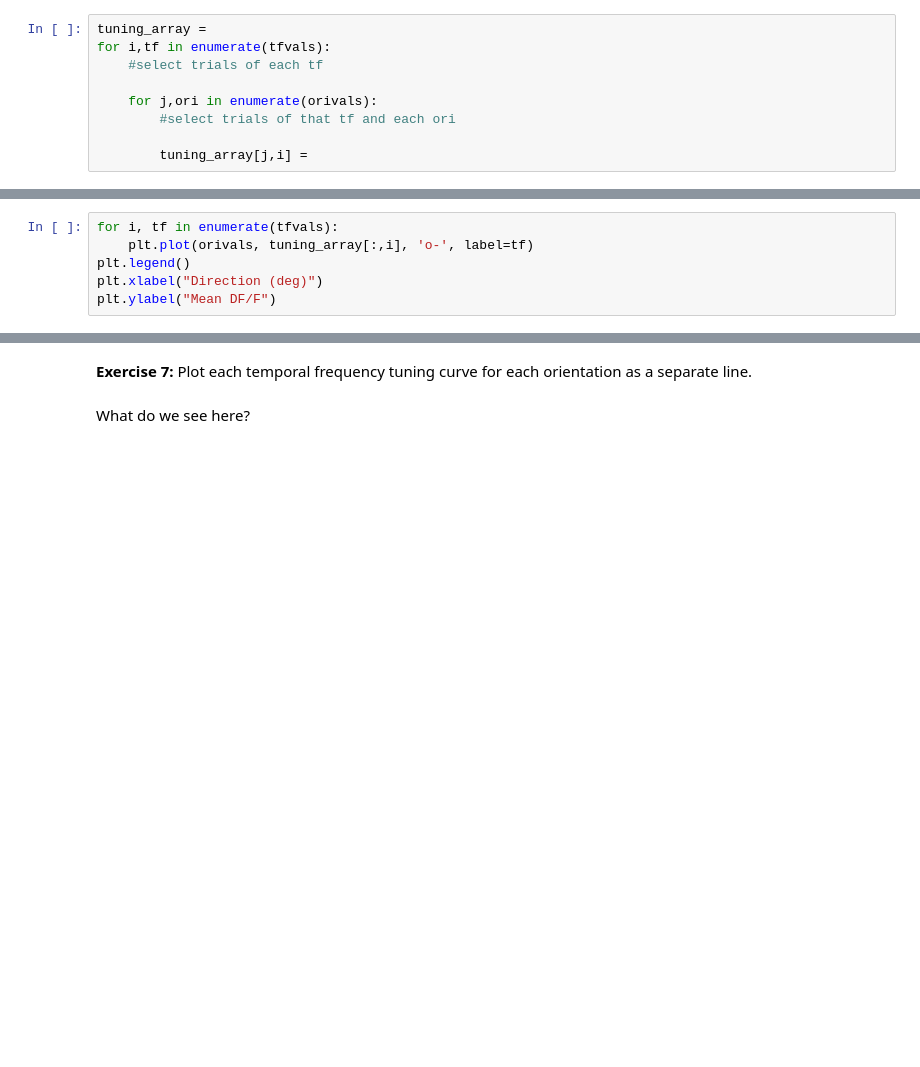
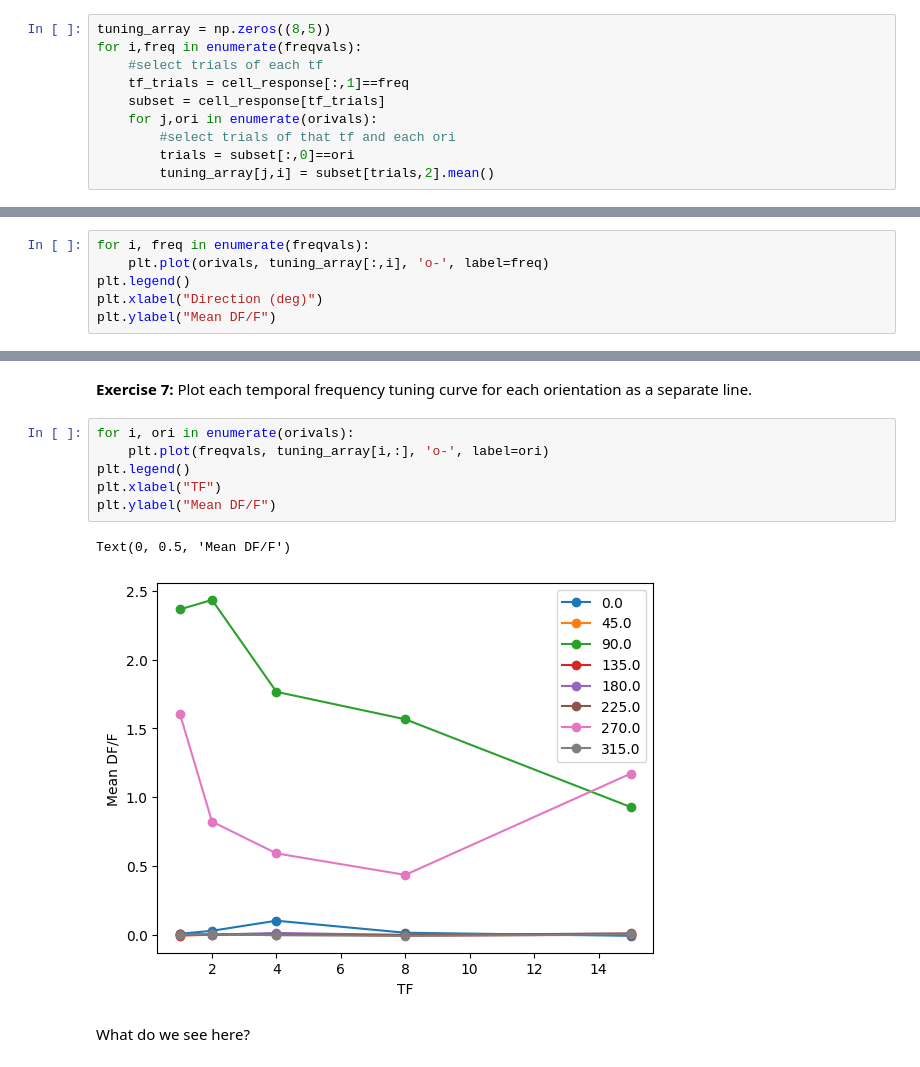
Before and after one commit to anniey27/amath342, a Jupyter notebook: Computing_tuning_curve.ipynb, the cells around one changed output, grey strips where cells are left out. Saved outputs shown, nothing was run; the diff lists cells and outputs as text; blank space fills up the shorter version.

```diff
--- a/Computing_tuning_curve.ipynb
+++ b/Computing_tuning_curve.ipynb
@@ -362,19 +362,20 @@ So far we've looked at one stimulus dimension (e.g. orientation) averaged across
 # %% [markdown]
 What is the shape of the array we will be computing?
 # %%
-tuning_array =
-for i,tf in enumerate(tfvals):
+tuning_array = np.zeros((8,5))
+for i,freq in enumerate(freqvals):
     #select trials of each tf
-
+    tf_trials = cell_response[:,1]==freq
+    subset = cell_response[tf_trials]
     for j,ori in enumerate(orivals):
         #select trials of that tf and each ori
-
-        tuning_array[j,i] =
+        trials = subset[:,0]==ori
+        tuning_array[j,i] = subset[trials,2].mean()
 # %% [markdown]
 Let's start by visualizing this similarly to how we did above: Plot the orientation tuning curve for each temporal frequency value as a separate line:
 # %%
-for i, tf in enumerate(tfvals):
-    plt.plot(orivals, tuning_array[:,i], 'o-', label=tf)
+for i, freq in enumerate(freqvals):
+    plt.plot(orivals, tuning_array[:,i], 'o-', label=freq)
 plt.legend()
 plt.xlabel("Direction (deg)")
 plt.ylabel("Mean DF/F")
@@ -384,6 +385,15 @@ Text(0, 0.5, 'Mean DF/F')
 # %% [markdown]
 
 **Exercise 7:** Plot each temporal frequency tuning curve for each orientation as a separate line.
+# %%
+for i, ori in enumerate(orivals):
+    plt.plot(freqvals, tuning_array[i,:], 'o-', label=ori)
+plt.legend()
+plt.xlabel("TF")
+plt.ylabel("Mean DF/F")
+# %% [output]
+Text(0, 0.5, 'Mean DF/F')
+[figure, added]
 # %% [markdown]
 What do we see here?
 # %% [markdown]
```
